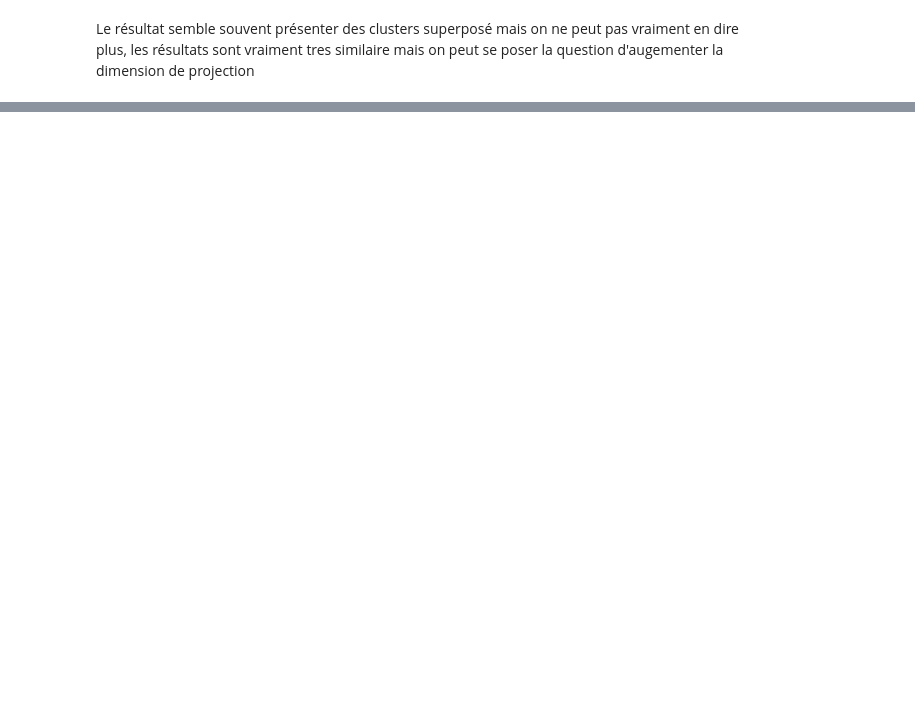
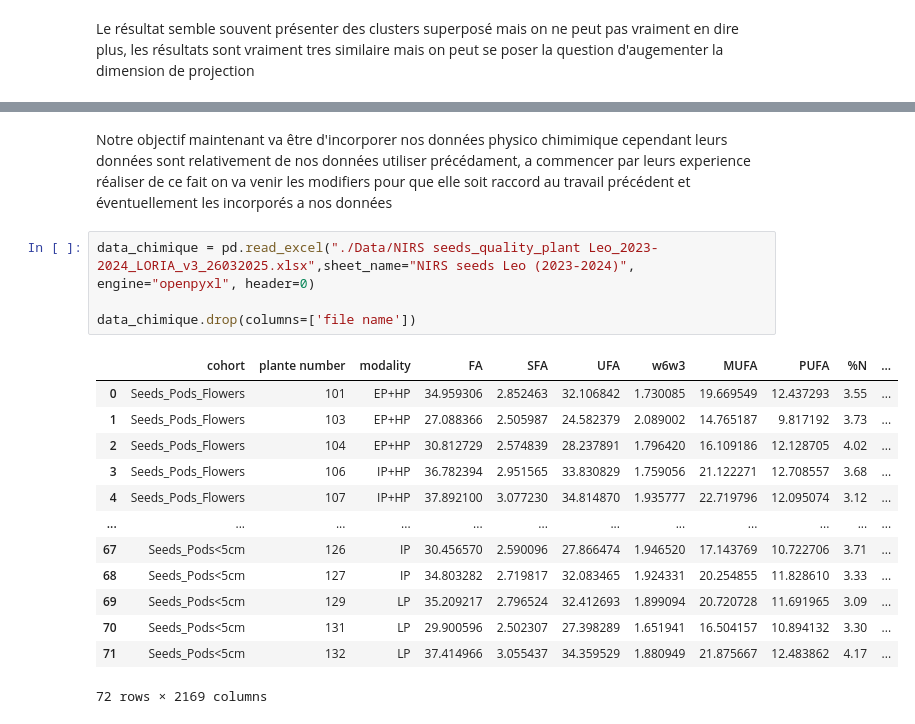
Before and after one commit to lucastabary/PIDR_RICOCHET, a Jupyter notebook: t-SNE.ipynb, the cells around one changed output, grey strips where cells are left out. Saved outputs shown, nothing was run; the diff lists cells and outputs as text; blank space fills up the shorter version.

```diff
--- a/t-SNE.ipynb
+++ b/t-SNE.ipynb
@@ -434,0 +520,20 @@ plt.show()
+# %% [markdown]
+Notre objectif maintenant va être d'incorporer nos données physico chimimique cependant leurs données sont relativement de nos données utiliser précédament, a commencer par leurs experience réaliser de ce fait on va venir les modifiers pour que elle soit raccord au travail précédent et éventuellement les incorporés a nos données
+# %%
+data_chimique = pd.read_excel("./Data/NIRS seeds_quality_plant Leo_2023-2024_LORIA_v3_26032025.xlsx",sheet_name="NIRS seeds Leo (2023-2024)", engine="openpyxl", header=0)
+
+data_chimique.drop(columns=['file name'])
+# %% [output]
+|  | cohort | plante number | modality | FA | SFA | UFA | w6w3 | MUFA | PUFA | %N | ... |
+| 0 | Seeds_Pods_Flowers | 101 | EP+HP | 34.959306 | 2.852463 | 32.106842 | 1.730085 | 19.669549 | 12.437293 | 3.55 | ... |
+| 1 | Seeds_Pods_Flowers | 103 | EP+HP | 27.088366 | 2.505987 | 24.582379 | 2.089002 | 14.765187 | 9.817192 | 3.73 | ... |
+| 2 | Seeds_Pods_Flowers | 104 | EP+HP | 30.812729 | 2.574839 | 28.237891 | 1.796420 | 16.109186 | 12.128705 | 4.02 | ... |
+| 3 | Seeds_Pods_Flowers | 106 | IP+HP | 36.782394 | 2.951565 | 33.830829 | 1.759056 | 21.122271 | 12.708557 | 3.68 | ... |
+| 4 | Seeds_Pods_Flowers | 107 | IP+HP | 37.892100 | 3.077230 | 34.814870 | 1.935777 | 22.719796 | 12.095074 | 3.12 | ... |
+| ... | ... | ... | ... | ... | ... | ... | ... | ... | ... | ... | ... |
+| 67 | Seeds_Pods<5cm | 126 | IP | 30.456570 | 2.590096 | 27.866474 | 1.946520 | 17.143769 | 10.722706 | 3.71 | ... |
+| 68 | Seeds_Pods<5cm | 127 | IP | 34.803282 | 2.719817 | 32.083465 | 1.924331 | 20.254855 | 11.828610 | 3.33 | ... |
+| 69 | Seeds_Pods<5cm | 129 | LP | 35.209217 | 2.796524 | 32.412693 | 1.899094 | 20.720728 | 11.691965 | 3.09 | ... |
+| 70 | Seeds_Pods<5cm | 131 | LP | 29.900596 | 2.502307 | 27.398289 | 1.651941 | 16.504157 | 10.894132 | 3.30 | ... |
+| 71 | Seeds_Pods<5cm | 132 | LP | 37.414966 | 3.055437 | 34.359529 | 1.880949 | 21.875667 | 12.483862 | 4.17 | ... |
+72 rows × 2169 columns
```
Also changed, not shown: parts of 18 cells of this notebook.
